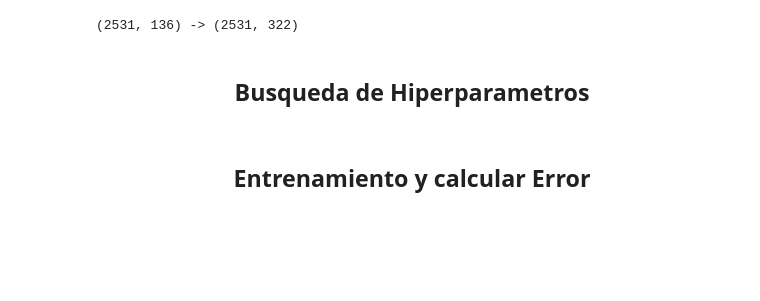
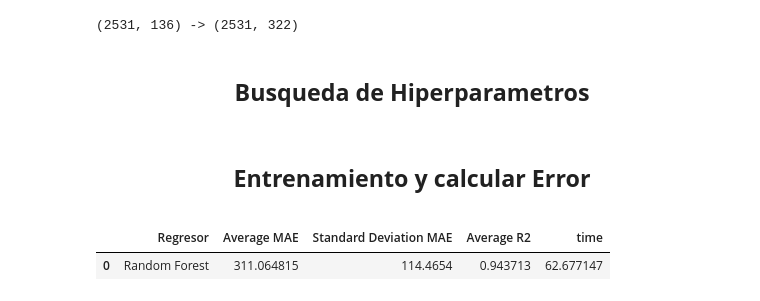
Before and after one commit to ThePylots/Reto1_Prediccion_Estancia_UCI, a Jupyter notebook: src/main.ipynb, the cells around one changed output. Saved outputs shown, nothing was run; the diff lists cells and outputs as text; code cells hidden in the pictures; blank space fills up the shorter version.

```diff
--- a/src/main.ipynb
+++ b/src/main.ipynb
@@ -432,31 +432,34 @@ regressors = [
     # 1487.222797	131.556619	0.658033
     ('Random Forest', RandomForestRegressor(
         n_estimators = 121,
         min_samples_leaf = 2,
         min_samples_split = 3,
         max_depth = 91,
         max_features = 189,
-        warm_start = True,
+        warm_start = False,
         bootstrap = False,
         random_state = 14684358)
       #criterion="absolute_error",
       #max_features=48,
       #max_depth=50,
       #random_state=600738951),
 
      # ~0,60 no me acuerdo
      # ('XGBRegressor', XGBRegressor()
     )
 ]
 
 # Medir tiempo y hacer predicciones para cada regresor
 for reg_name, reg in regressors:
     start_time = time.time()
 
     maes, avg, std_dev = cv_avg_std(reg, X_T, y, 'neg_mean_absolute_error')
     maes, r2, _ = cv_avg_std(reg, X_T, y, 'r2')
 
     datos_reg[reg_name] = { 'avg': avg, 'std_dev': std_dev, 'time': time.time() - start_time }
     datos_reg[reg_name]['avg_r2'] = r2
 
 make_df(datos_reg)
+# %% [output]
+|  | Regresor | Average MAE | Standard Deviation MAE | Average R2 | time |
+| 0 | Random Forest | 311.064815 | 114.4654 | 0.943713 | 62.677147 |
```
